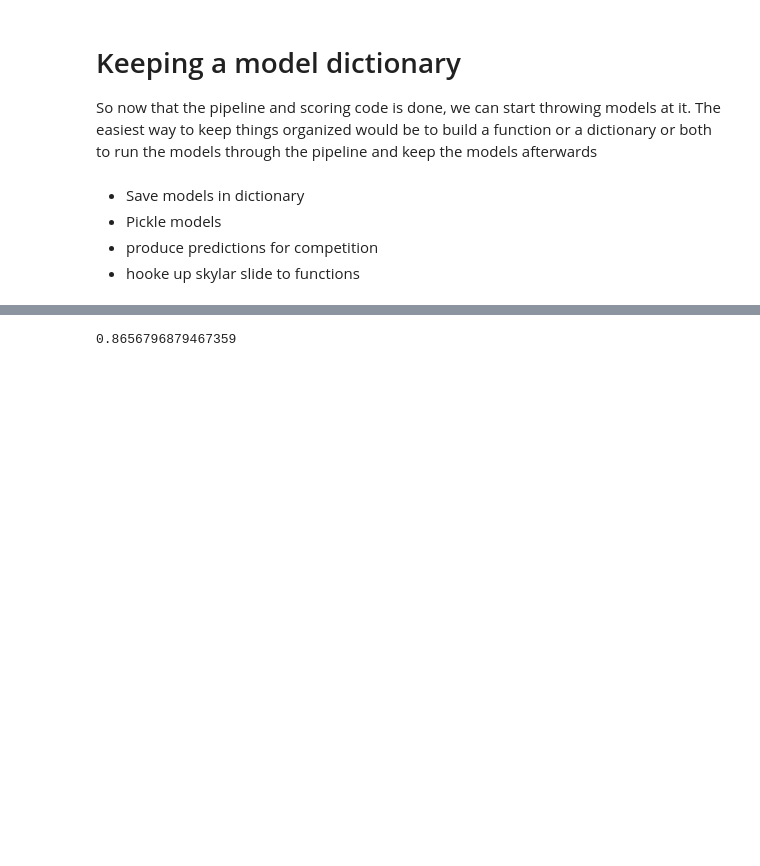
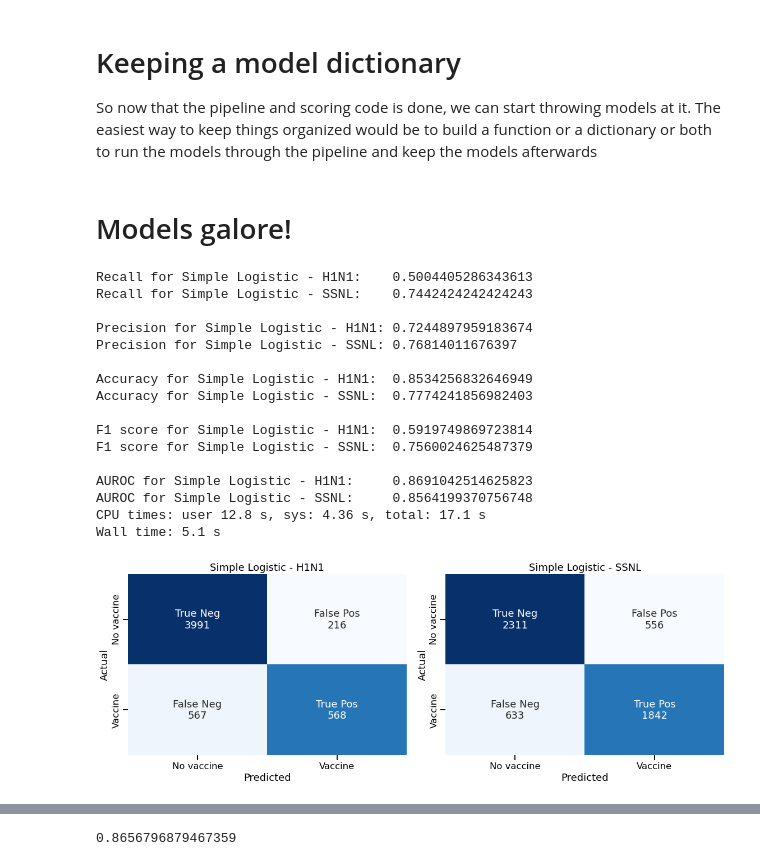
Before and after one commit to jeffbeech/Flu-Shot-Learning, a Jupyter notebook: matt notebook.ipynb, the cells around one changed output, grey strips where cells are left out. Saved outputs shown, nothing was run; the diff lists cells and outputs as text; code cells hidden in the pictures; blank space fills up the shorter version.

Commit message:
added auto pickling and auto competition csv generation

```diff
--- a/matt notebook.ipynb
+++ b/matt notebook.ipynb
@@ -577,5 +640,23 @@ def train_new_model(estimator, preprocessor, grid=None, suppress_output=False):
-# %% [markdown]
-- Save models in dictionary
-- Pickle models
-- produce predictions for competition
-- hooke up skylar slide to functions
+# %% [markdown]
+# Models galore!
+# %%
+%%time
+train_new_model(LogisticRegression(max_iter=1000), 'linear', keep_score=True, model_name=['Simple Logistic - H1N1', 'Simple Logistic - SSNL'])
+# %% [output]
+Recall for Simple Logistic - H1N1:    0.5004405286343613
+Recall for Simple Logistic - SSNL:    0.7442424242424243
+
+Precision for Simple Logistic - H1N1: 0.7244897959183674
+Precision for Simple Logistic - SSNL: 0.76814011676397
+
+Accuracy for Simple Logistic - H1N1:  0.8534256832646949
+Accuracy for Simple Logistic - SSNL:  0.7774241856982403
+
+F1 score for Simple Logistic - H1N1:  0.5919749869723814
+F1 score for Simple Logistic - SSNL:  0.7560024625487379
+
+AUROC for Simple Logistic - H1N1:     0.8691042514625823
+AUROC for Simple Logistic - SSNL:     0.8564199370756748
+CPU times: user 12.8 s, sys: 4.36 s, total: 17.1 s
+Wall time: 5.1 s
+[figure, added]
```
Also changed, not shown: parts of 38 cells of this notebook, 6 other files.
